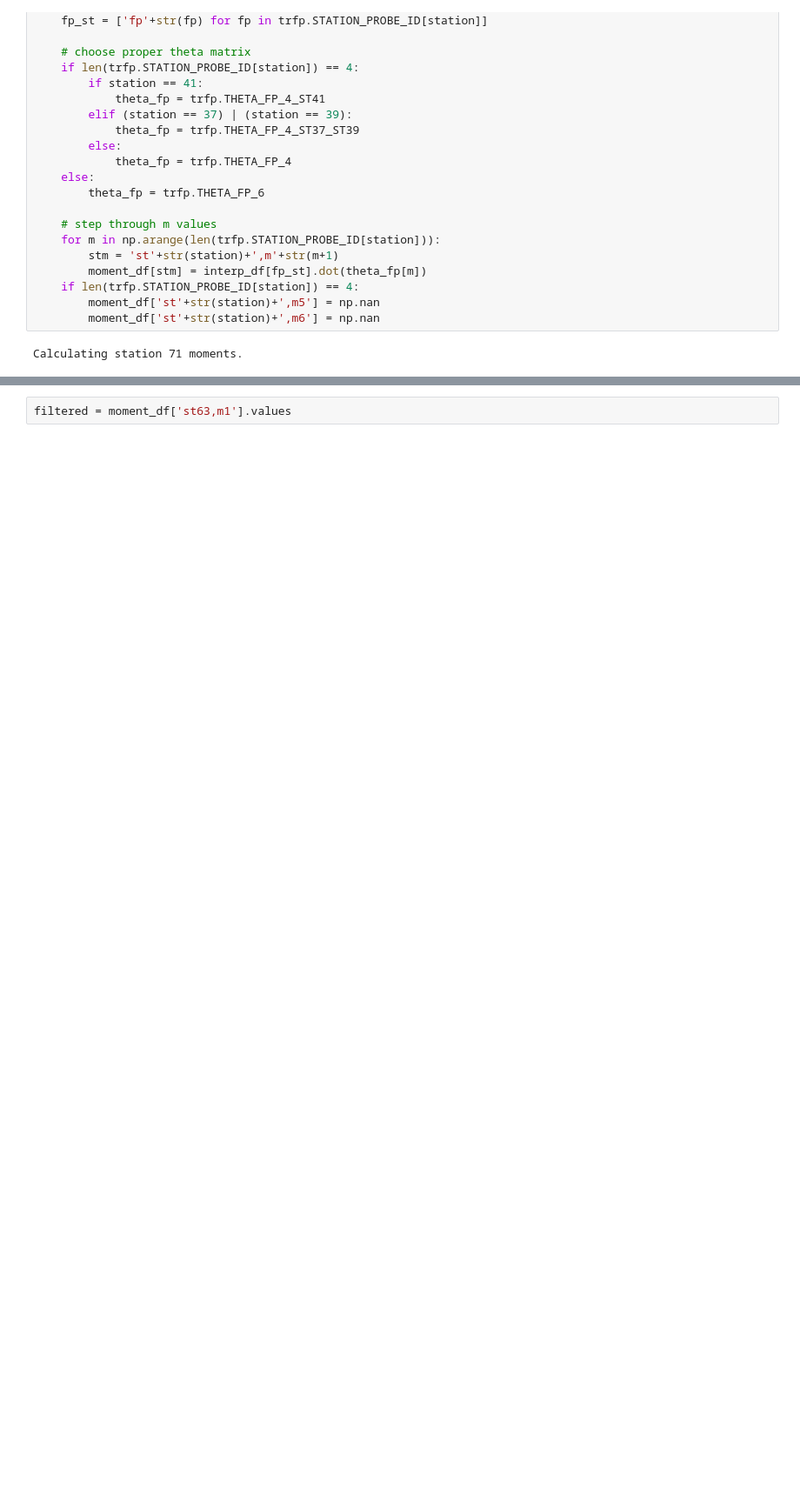
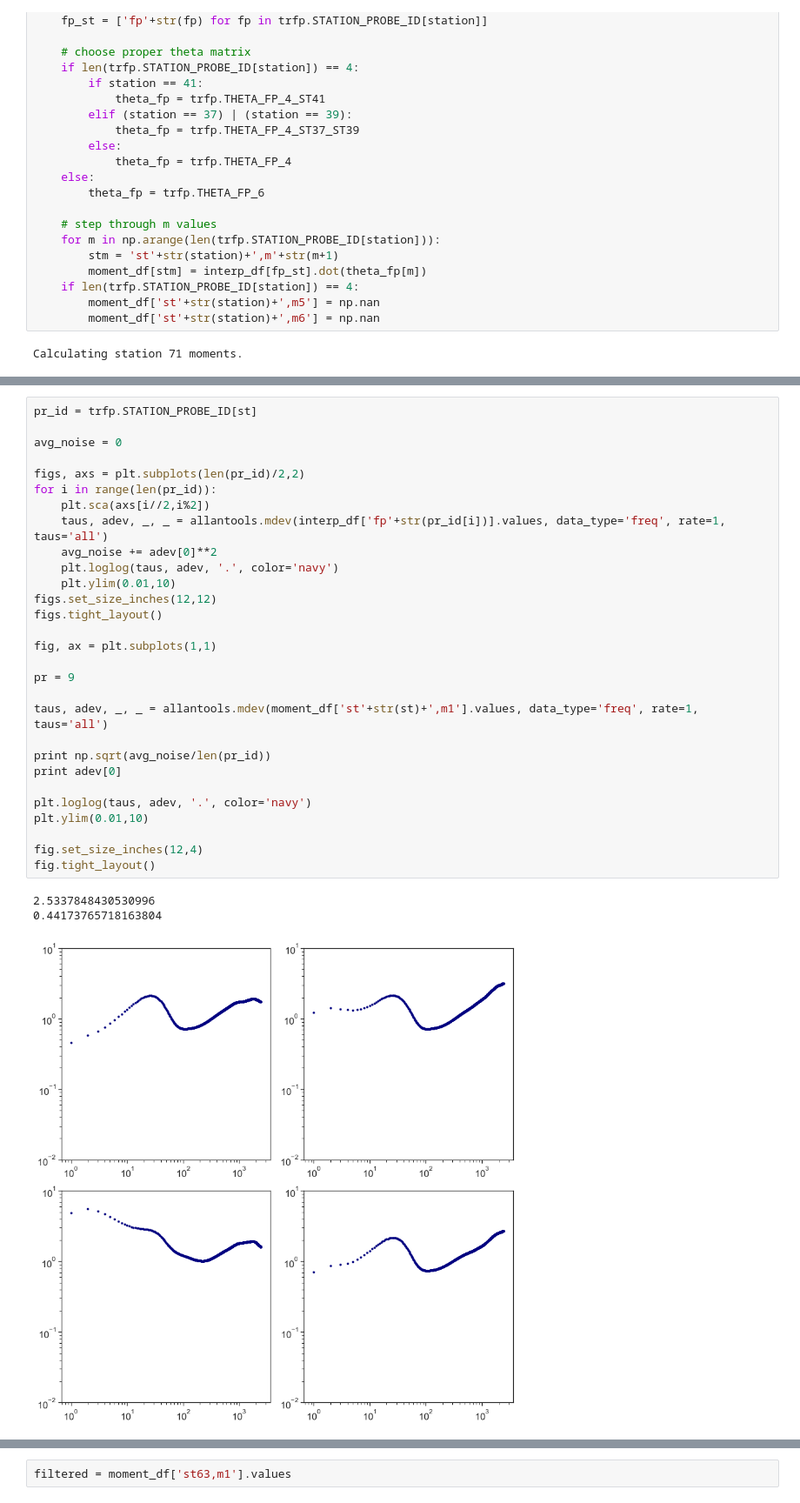
Before and after one commit to aetb/trfp, a Jupyter notebook: new_root_to_moment.ipynb, the cells around one changed output, grey strips where cells are left out. Shown at 87% size. Saved outputs shown, nothing was run; the diff lists cells and outputs as text; blank space fills up the shorter version.

```diff
--- a/new_root_to_moment.ipynb
+++ b/new_root_to_moment.ipynb
@@ -147,0 +163,33 @@ fig.tight_layout()
+# %%
+pr_id = trfp.STATION_PROBE_ID[st]
+
+avg_noise = 0
+
+figs, axs = plt.subplots(len(pr_id)/2,2)
+for i in range(len(pr_id)):
+    plt.sca(axs[i//2,i%2])
+    taus, adev, _, _ = allantools.mdev(interp_df['fp'+str(pr_id[i])].values, data_type='freq', rate=1, taus='all')
+    avg_noise += adev[0]**2
+    plt.loglog(taus, adev, '.', color='navy')
+    plt.ylim(0.01,10)
+figs.set_size_inches(12,12)
+figs.tight_layout()
+
+fig, ax = plt.subplots(1,1)
+
+pr = 9
+
+taus, adev, _, _ = allantools.mdev(moment_df['st'+str(st)+',m1'].values, data_type='freq', rate=1, taus='all')
+
+print np.sqrt(avg_noise/len(pr_id))
+print adev[0]
+
+plt.loglog(taus, adev, '.', color='navy')
+plt.ylim(0.01,10)
+
+fig.set_size_inches(12,4)
+fig.tight_layout()
+# %% [output]
+2.5337848430530996
+0.44173765718163804
+[figure, added]
```
Also changed, not shown: parts of 7 cells of this notebook, 34 other files.
